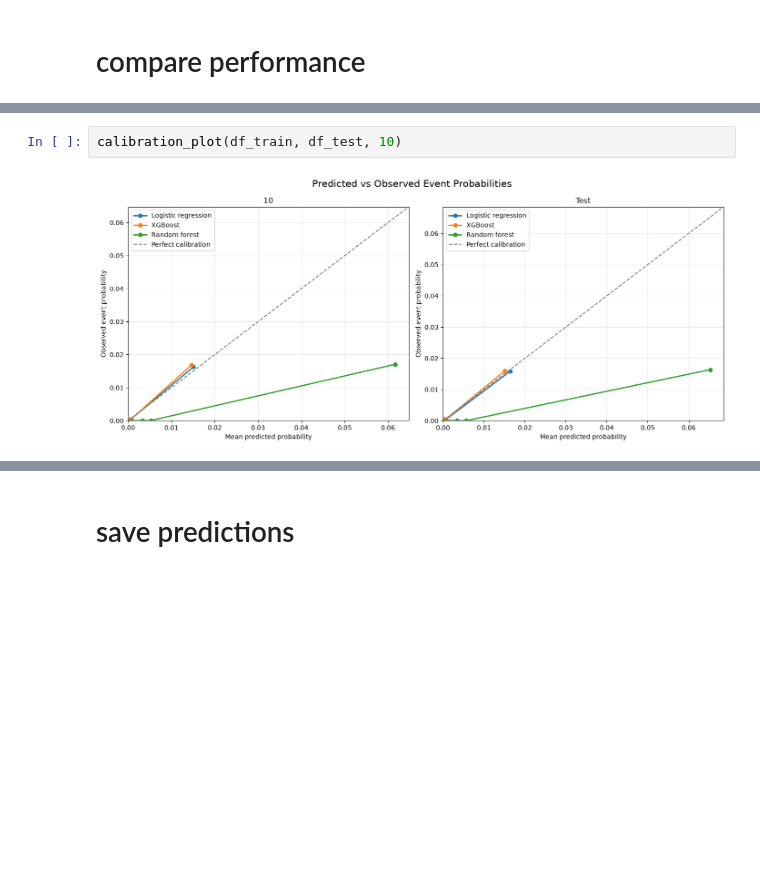
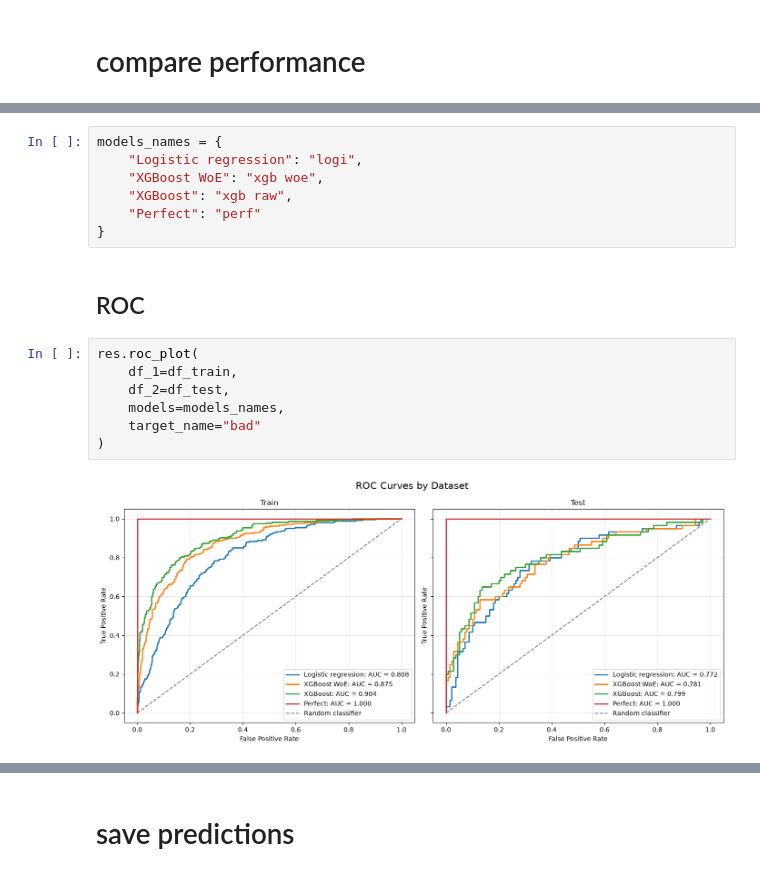
Before and after one commit to MonoJello/credit-risk, a Jupyter notebook: code/03 results.ipynb, the cells around one changed output, grey strips where cells are left out. Saved outputs shown, nothing was run; the diff lists cells and outputs as text; blank space fills up the shorter version.

```diff
--- a/code/03 results.ipynb
+++ b/code/03 results.ipynb
@@ -265,4 +124,18 @@ def calibration_plot(
-# %%
-calibration_plot(df_train, df_test, 10)
-# %% [output]
-[figure, removed]
+# %%
+models_names = {
+    "Logistic regression": "logi",
+    "XGBoost WoE": "xgb woe",
+    "XGBoost": "xgb raw",
+    "Perfect": "perf"
+}
+# %% [markdown]
+## ROC
+# %%
+res.roc_plot(
+    df_1=df_train,
+    df_2=df_test,
+    models=models_names,
+    target_name="bad"
+)
+# %% [output]
+[figure, added]
```
Also changed, not shown: parts of 34 cells of this notebook, 3 other files.
